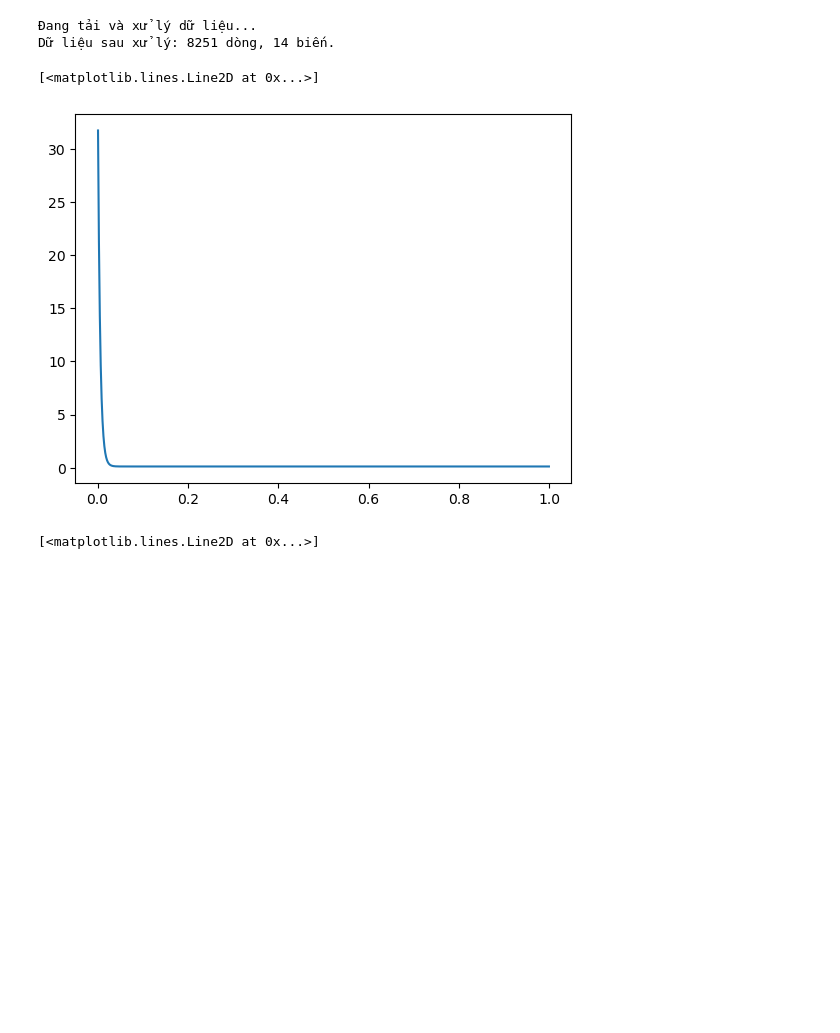
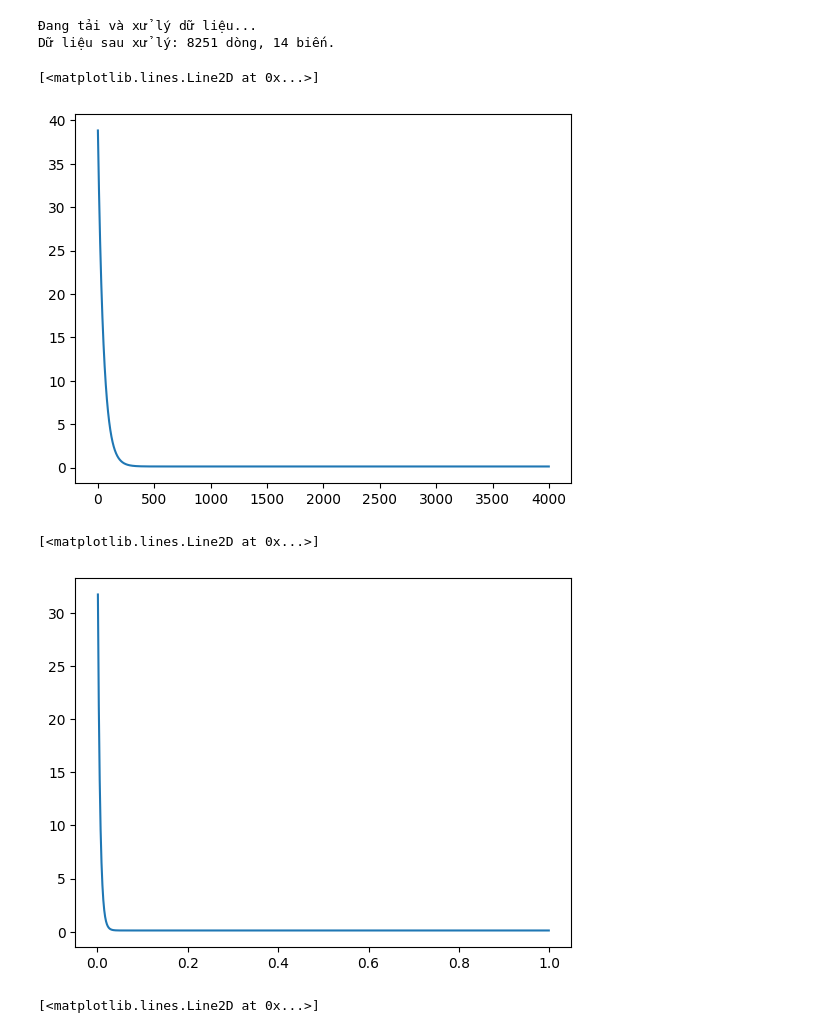
Before and after one commit to HuyHwe/BTL-AI, a Jupyter notebook: finding_alpha.ipynb, the cells around one changed output. Cells and saved outputs as stored; diff of their text form; code cells hidden in the pictures; blank space fills up the shorter version.

```diff
--- a/finding_alpha.ipynb
+++ b/finding_alpha.ipynb
@@ -49,16 +48,20 @@ def chia_train_test(X, y, ti_le_test=0.2, seed=42):
     y_train = y[train_idx]
     y_test = y[test_idx]
     return X_train, X_test, y_train, y_test
+# %%
+file_csv = 'dataset.csv'
+
+X, y_log, y_original_price, ten_cot = tai_du_lieu(file_csv)
+X_train, X_test, y_train_log, y_test_log = chia_train_test(X, y_log)
+model = LinearRegression(learning_rate=0.01, n_iterations=4000)
+model.fit(X_train.values, y_train_log)
+plt.plot([i for i in range(len(model.cost_history))], model.cost_history)
+# %% [output]
+Đang tải và xử lý dữ liệu...
+Dữ liệu sau xử lý: 8251 dòng, 14 biến.
+[<matplotlib.lines.Line2D at 0x...>]
+[figure, added]
 # %%
-file_csv = 'dataset.csv'
-
-print('Đang tải và xử lý dữ liệu...')
-X, y_log, y_original_price, ten_cot = tai_du_lieu(file_csv)
-print(f'Dữ liệu sau xử lý: {X.shape[0]} dòng, {X.shape[1]} biến.')
-
-# Sử dụng y_log cho huấn luyện
-X_train, X_test, y_train_log, y_test_log = chia_train_test(X, y_log)
-
 alphas = [0.001*i for i in range(1, 1000)]
 mseLog = []
 for i in alphas:
@@ -66,9 +69,7 @@ for i in alphas:
     mseLog.append(model.fit(X_train.values, y_train_log).cost_history[-1])
 plt.plot(alphas, mseLog)
 # %% [output]
-Đang tải và xử lý dữ liệu...
-Dữ liệu sau xử lý: 8251 dòng, 14 biến.
+[<matplotlib.lines.Line2D at 0x...>]
-[<matplotlib.lines.Line2D at 0x...>]
 [figure]
 # %%
 alphas = [0.1+ 0.001*i for i in range(1, 400)]
```
Also changed, not shown: parts of 2 cells of this notebook, 3 other files.
